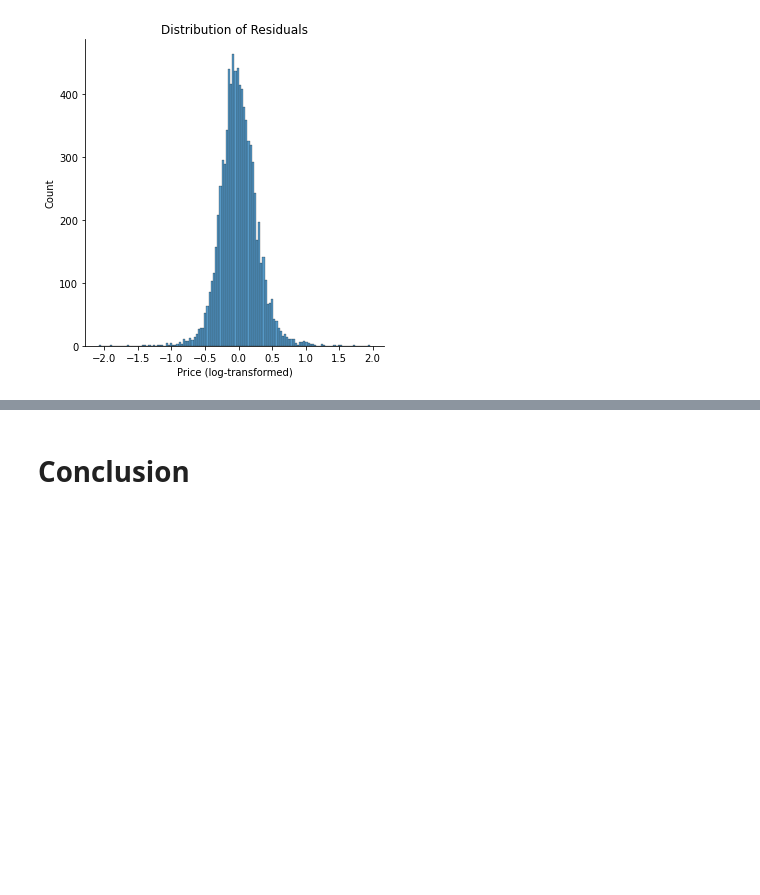
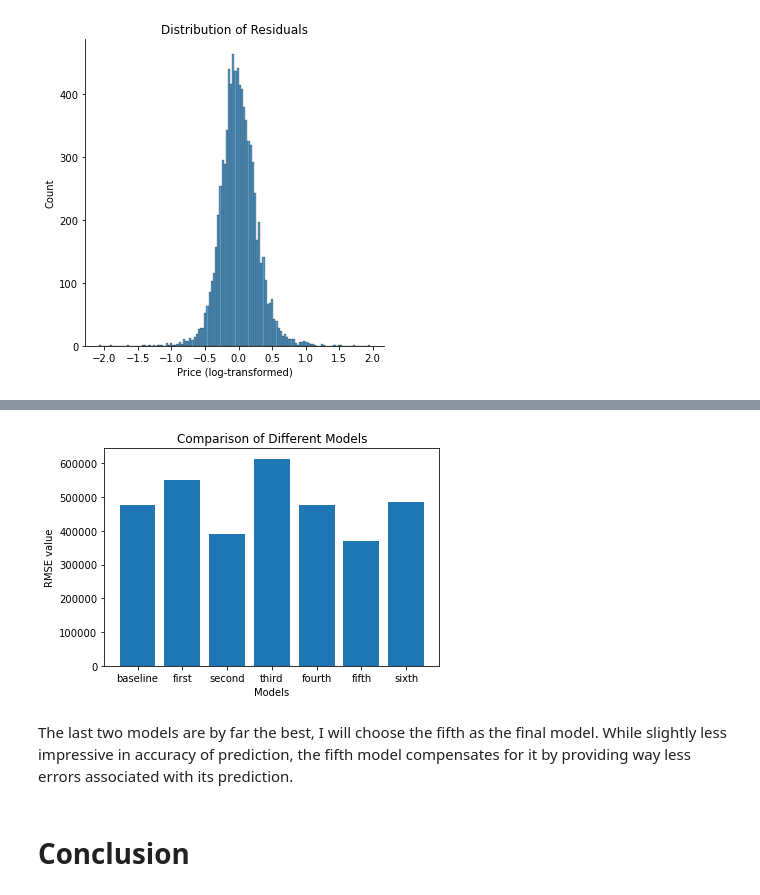
Before and after one commit to jaeheonk817/KCHA_Project, a Jupyter notebook: jaeheonkim.ipynb, the cells around one changed output, grey strips where cells are left out. Cells and saved outputs as stored; diff of their text form; code cells hidden in the pictures; blank space fills up the shorter version.

```diff
--- a/jaeheonkim.ipynb
+++ b/jaeheonkim.ipynb
@@ -1072,3 +1098,21 @@ plt.show()
+# %%
+# Define the x-coordinates and heights of the bars
+x = ['baseline', 'first', 'second', 'third', 'fourth', 'fifth', 'sixth']
+heights = [result[1] for result in results]
+
+# Create an axis object and plot the bar chart
+fig, ax = plt.subplots()
+ax.bar(x, heights)
+
+# Plot
+ax.set_xlabel('Models')
+ax.set_ylabel('RMSE value')
+ax.set_title('Comparison of Different Models')
+plt.show()
+# %% [output]
+[figure, added]
+# %% [markdown]
+The last two models are by far the best, I will choose the fifth as the final model. While slightly less impressive in accuracy of prediction, the fifth model compensates for it by providing way less errors associated with its prediction.
 # %% [markdown]
 # Conclusion
 # %% [markdown]
```
Also changed, not shown: parts of 13 cells of this notebook.
